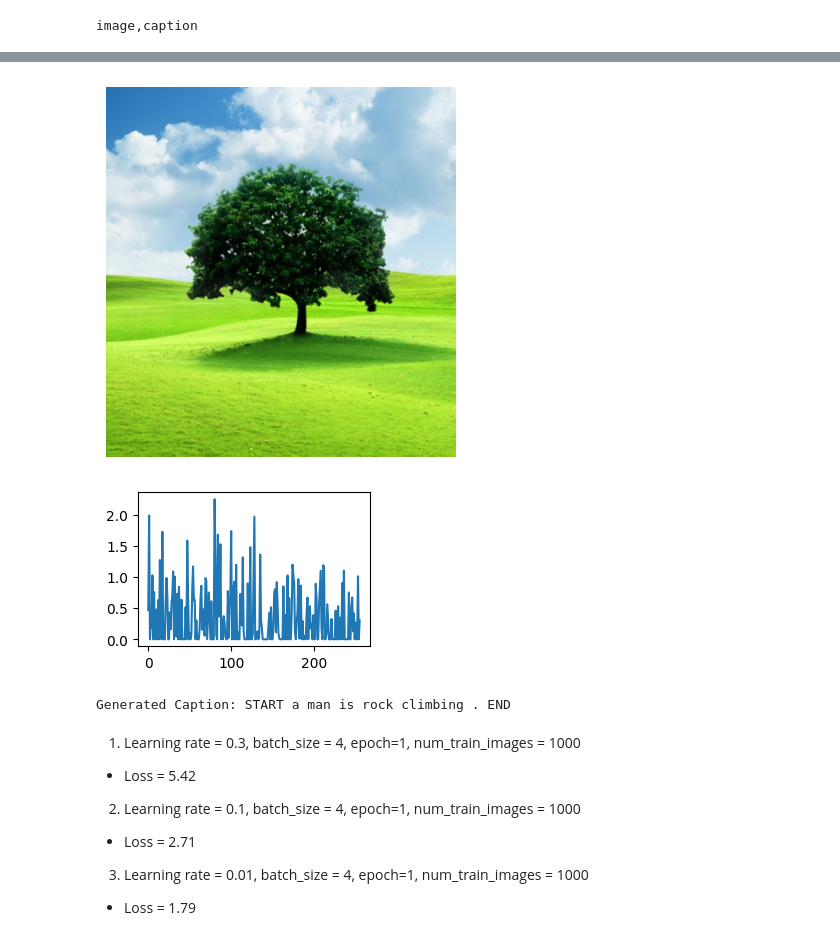
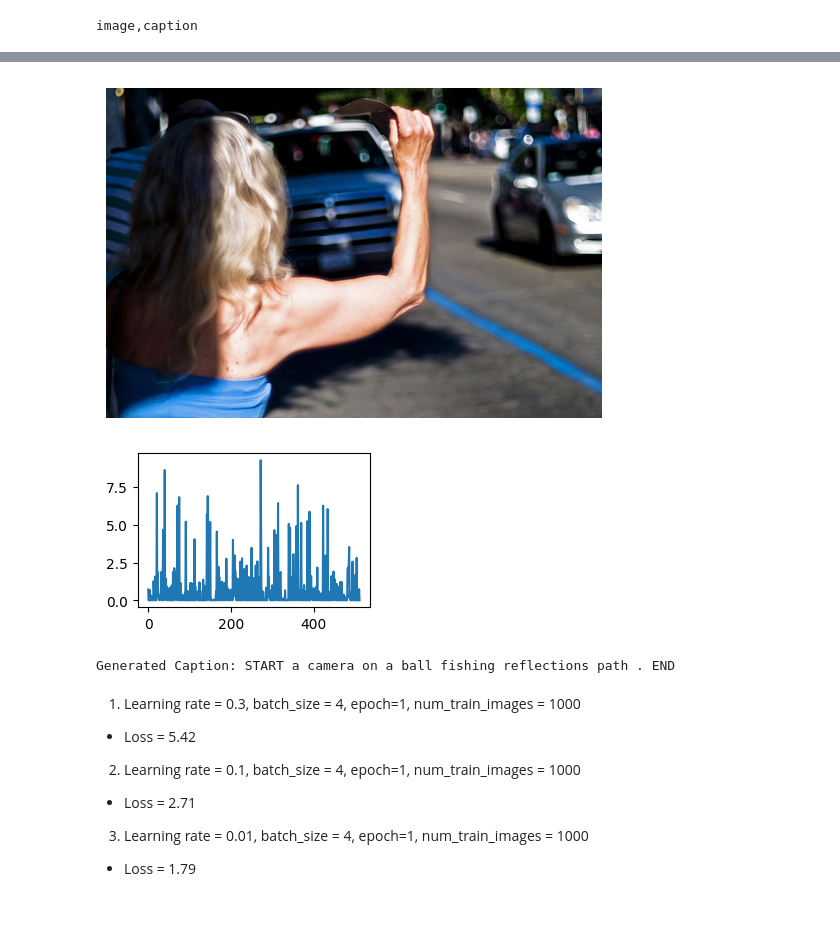
Before and after one commit to anm-ol/LearningDeep, a Jupyter notebook: imagecapv0.1.1.ipynb, the cells around one changed output, grey strips where cells are left out. Drawn from its saved outputs; the diff is of its cells as text; code cells hidden in the pictures; blank space fills up the shorter version.

```diff
--- a/imagecapv0.1.1.ipynb
+++ b/imagecapv0.1.1.ipynb
@@ -261,3 +216,0 @@ Three dogs stand in a grassy field while a person kneels nearby .
-# %%
-for i in range(len(chars)):
-    print(chars[i], end='')
@@ -473,4 +384,6 @@ rnnmodel = RNNmodel(512, 256)
 # %%
+cnn = CNNModel(512)
+rnnmodel = RNNmodel(1024, 512)
 
 params = list(cnn.parameters()) + list(rnnmodel.parameters())
 sum(p.nelement() for p in params)/ 1000000 # number of parameters in total
@@ -479,2 +391,0 @@ sum(p.nelement() for p in params)/ 1000000 # number of parameters in total
-# %%
-train_model_batch(cnn, rnnmodel, batch, captions, train_size=16*1000, lr=0.001, batch_size=32, epochs=10)
@@ -505,0 +398,2 @@ device = torch.device("cuda" if torch.cuda.is_available() else "cpu")
+# %%
+train_model_batch(cnn, rnnmodel, batch, captions, train_size=16*100, lr=0.01, batch_size=16, epochs=1)
@@ -506,14 +418,14 @@ device = torch.device("cuda" if torch.cuda.is_available() else "cpu")
 # %%
-img_name = ann['image'][5000]
-img_name = 'test/tree.jpg'
+img_name = ann['image'][212]
+#img_name = 'test/tree.jpg'
 image = resize_image(get_image_data(img_name), (320, 320)).to(device)
 display_image(img_name)
 caption = sample_caption(cnn, rnnmodel, image)
 print("Generated Caption:", caption)
 # %% [output]
-[figure, old version]
+[figure, new version]
-[figure, old version]
+[figure, new version]
-Generated Caption: START a man is rock climbing . END
+Generated Caption: START a camera on a ball fishing reflections path . END
 # %% [markdown]
 1. Learning rate = 0.3, batch_size = 4, epoch=1, num_train_images = 1000
 - Loss = 5.42
```
Also changed, not shown: parts of 33 cells of this notebook, 2 other files.
